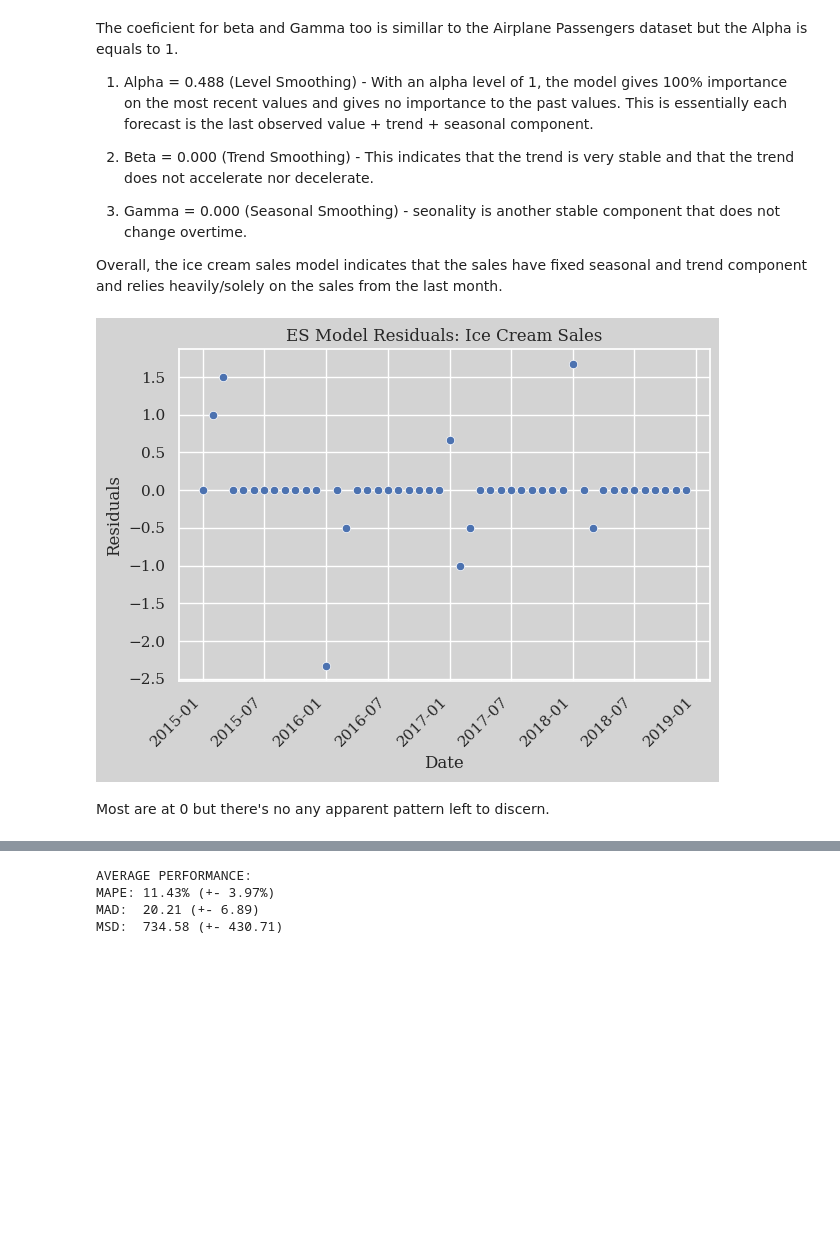
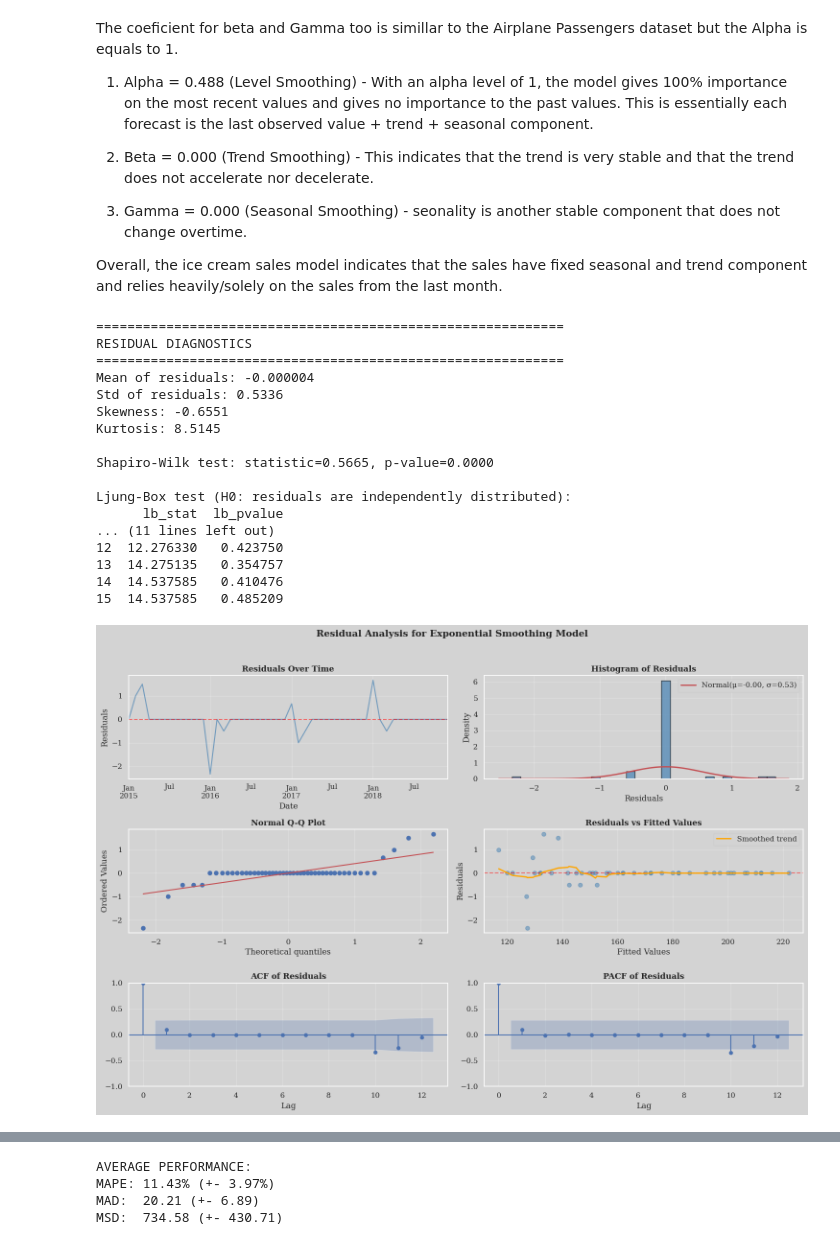
Before and after one commit to RomandRapido/APM1215-TimeSeries, a Jupyter notebook: FA2_Lansangan/FA2_Lansangan.ipynb, the cells around one changed output, grey strips where cells are left out. Cells and saved outputs as stored; diff of their text form; code cells hidden in the pictures; blank space fills up the shorter version.

```diff
--- a/FA2_Lansangan/FA2_Lansangan.ipynb
+++ b/FA2_Lansangan/FA2_Lansangan.ipynb
@@ -841,15 +958,25 @@ The coeficient for beta and Gamma too is simillar to the Airplane Passengers dat
 3. Gamma = 0.000 (Seasonal Smoothing) - seonality is another stable component that does not change overtime.
 
 Overall, the ice cream sales model indicates that the sales have fixed seasonal and trend component and relies heavily/solely on the sales from the last month.
-# %%
-sns.scatterplot(data=model.resid)
-plt.title("ES Model Residuals: Ice Cream Sales")
-plt.xlabel("Date")
-plt.ylabel("Residuals")
-plt.xticks(rotation=45, ha='right')
-plt.tight_layout()
-plt.show()
-# %% [output]
-[figure, removed]
-# %% [markdown]
-Most are at 0 but there's no any apparent pattern left to discern.
+# %%
+fig = plot_residual_analysis(model, train['Sales'])
+plt.show()
+# %% [output]
+============================================================
+RESIDUAL DIAGNOSTICS
+============================================================
+Mean of residuals: -0.000004
+Std of residuals: 0.5336
+Skewness: -0.6551
+Kurtosis: 8.5145
+
+Shapiro-Wilk test: statistic=0.5665, p-value=0.0000
+
+Ljung-Box test (H0: residuals are independently distributed):
+      lb_stat  lb_pvalue
+... (11 lines left out)
+12  12.276330   0.423750
+13  14.275135   0.354757
+14  14.537585   0.410476
+15  14.537585   0.485209
+[figure, added]
```
Also changed, not shown: parts of 12 cells of this notebook, 1 other file.
